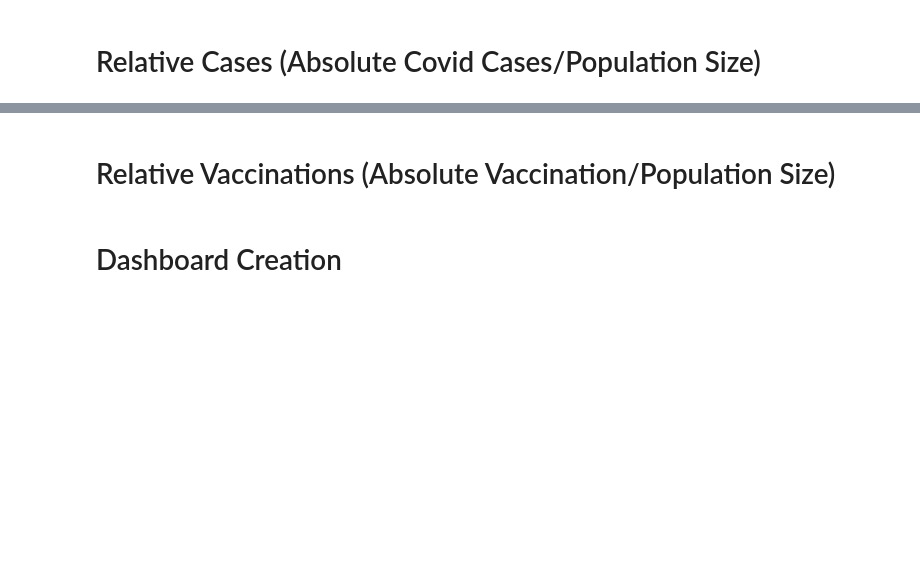
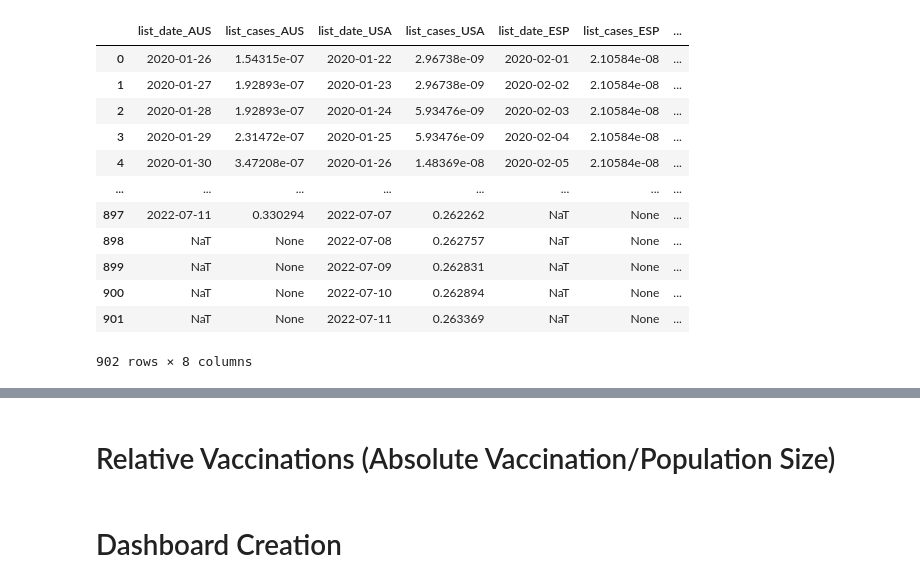
Before and after one commit to rshn1994/Enterprise_Data_Science, a Jupyter notebook: Final_project_delivery/Covid_Dashboard.ipynb, the cells around one changed output, grey strips where cells are left out. Cells and saved outputs as stored; diff of their text form; code cells hidden in the pictures; blank space fills up the shorter version.

```diff
--- a/Final_project_delivery/Covid_Dashboard.ipynb
+++ b/Final_project_delivery/Covid_Dashboard.ipynb
@@ -34,2 +27,0 @@ country_list = [
-# %% [markdown]
-# Relative Cases (Absolute Covid Cases/Population Size)
@@ -74,0 +28,49 @@ date_cases_AUS = pd.concat([pd_dates_AUS,pd_cases_AUS],axis=1)
+# %%
+country_list = [
+    'AUS',
+    'USA',
+    'ESP',
+    'IND'
+]
+obj={}
+output=pd.DataFrame()
+for each in country_list:
+    cases_country_data = json_object_cases[each]['data'][:]
+    obj['list_date_'+each]=[]
+    obj['list_cases_'+each]=[]
+    for index in range(len(cases_country_data)):
+        # Obtaining the dates from the json dictionary
+        list_date = json_object_cases[each]['data'][index]
+        # append the dates to the date list
+        obj['list_date_'+each].append(list_date['date'])
+        #pd_dates=pd.DataFrame(obj['list_date_'+each])
+        #pd_dates[0] = pd.to_datetime(pd_dates[0],format='%Y-%m-%d')
+
+        # Get the total population for australia
+        pop=json_object_cases[each]['population']
+
+        list_cases = json_object_cases[each]['data'][index]
+        obj['list_cases_'+each].append(list_cases['total_cases']/pop)
+
+df = pd.DataFrame.from_dict(obj,orient='index').transpose()
+
+
+
+for each in country_list:
+    df['list_date_'+each] = pd.to_datetime(df['list_date_'+each],format='%Y-%m-%d')
+
+df
+# %% [output]
+|  | list_date_AUS | list_cases_AUS | list_date_USA | list_cases_USA | list_date_ESP | list_cases_ESP | ... |
+| 0 | 2020-01-26 | 1.54315e-07 | 2020-01-22 | 2.96738e-09 | 2020-02-01 | 2.10584e-08 | ... |
+| 1 | 2020-01-27 | 1.92893e-07 | 2020-01-23 | 2.96738e-09 | 2020-02-02 | 2.10584e-08 | ... |
+| 2 | 2020-01-28 | 1.92893e-07 | 2020-01-24 | 5.93476e-09 | 2020-02-03 | 2.10584e-08 | ... |
+| 3 | 2020-01-29 | 2.31472e-07 | 2020-01-25 | 5.93476e-09 | 2020-02-04 | 2.10584e-08 | ... |
+| 4 | 2020-01-30 | 3.47208e-07 | 2020-01-26 | 1.48369e-08 | 2020-02-05 | 2.10584e-08 | ... |
+| ... | ... | ... | ... | ... | ... | ... | ... |
+| 897 | 2022-07-11 | 0.330294 | 2022-07-07 | 0.262262 | NaT | None | ... |
+| 898 | NaT | None | 2022-07-08 | 0.262757 | NaT | None | ... |
+| 899 | NaT | None | 2022-07-09 | 0.262831 | NaT | None | ... |
+| 900 | NaT | None | 2022-07-10 | 0.262894 | NaT | None | ... |
+| 901 | NaT | None | 2022-07-11 | 0.263369 | NaT | None | ... |
+902 rows × 8 columns
```
Also changed, not shown: parts of 7 cells of this notebook, 1 other file.
